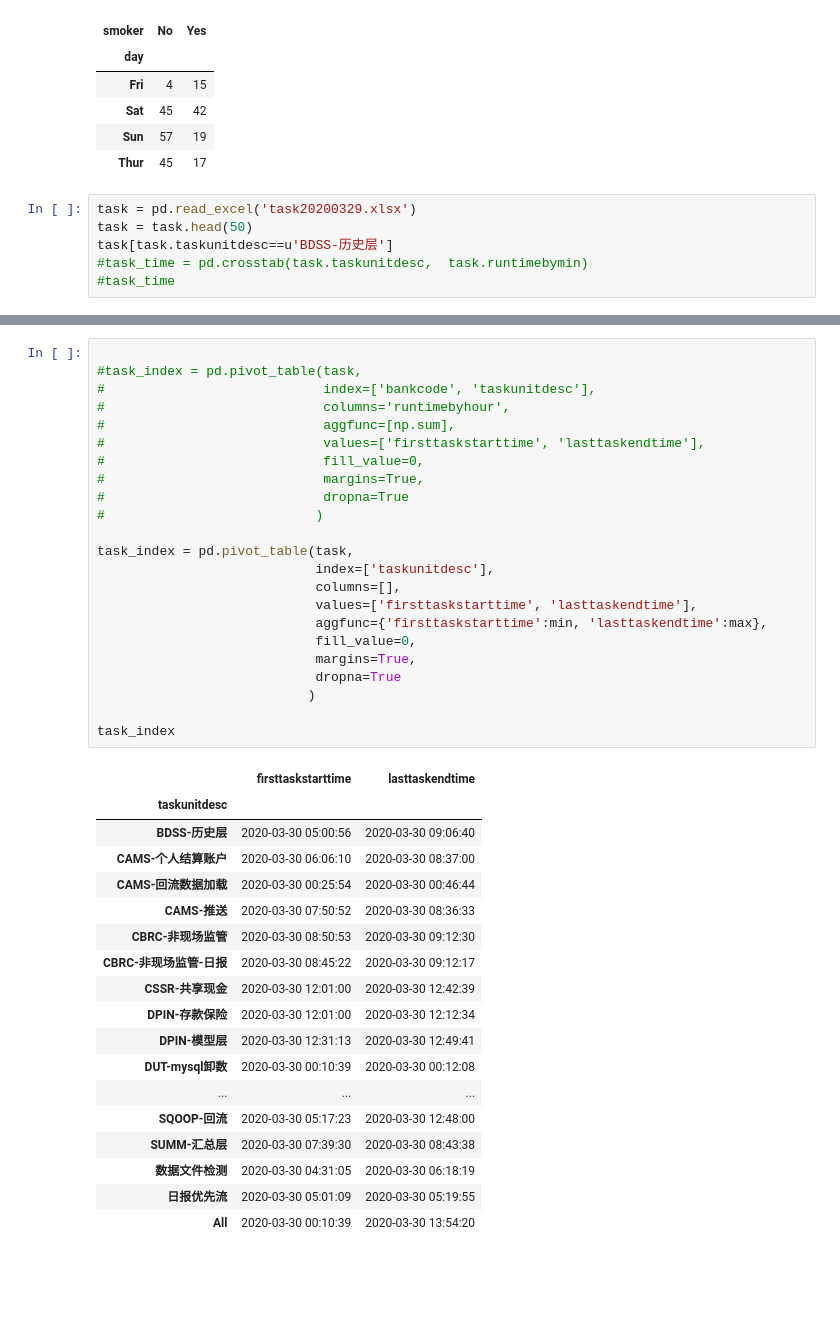
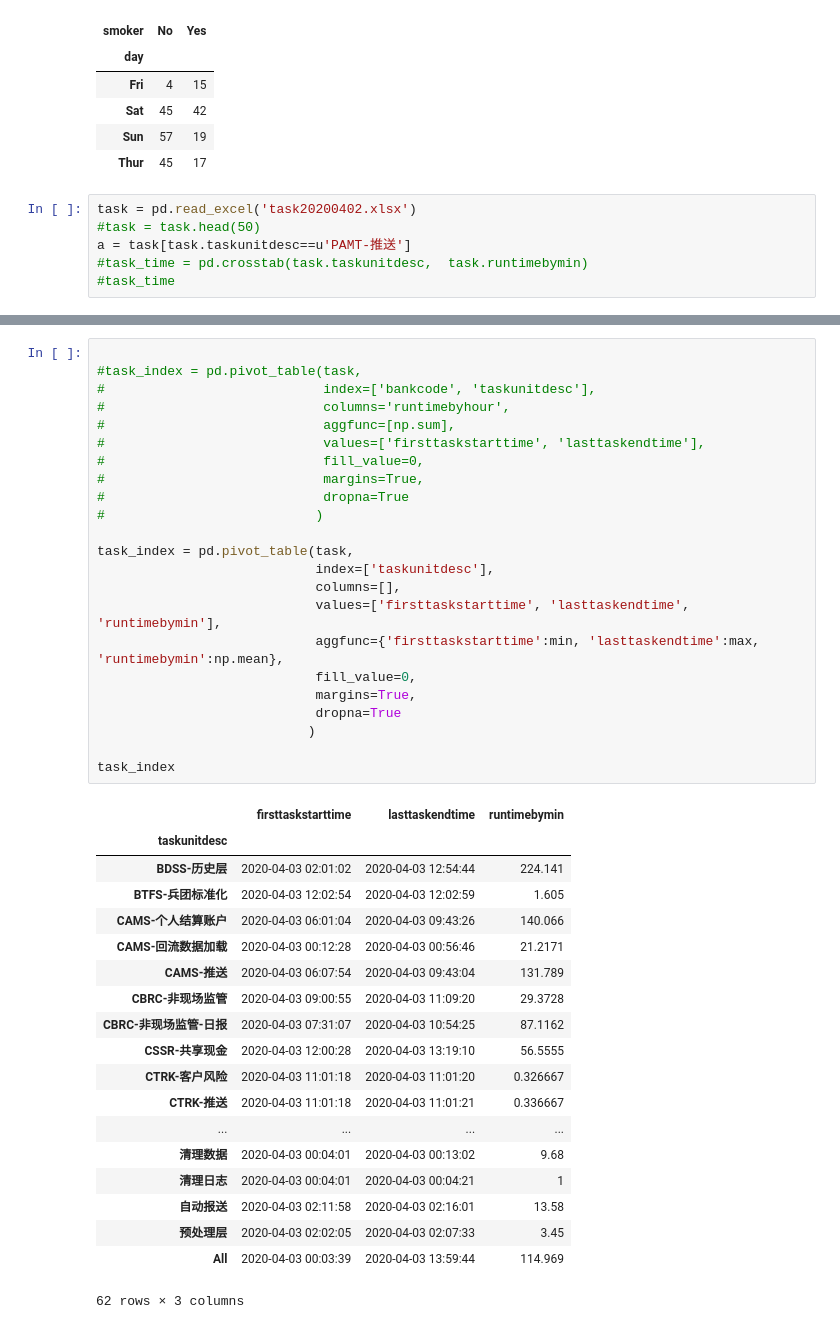
Before and after one commit to hjzheng818/python-study, a Jupyter notebook: Python_For_Data_Analysis_ch08.ipynb, the cells around one changed output, grey strips where cells are left out. Cells and saved outputs as stored; diff of their text form; blank space fills up the shorter version.

```diff
--- a/Python_For_Data_Analysis_ch08.ipynb
+++ b/Python_For_Data_Analysis_ch08.ipynb
@@ -210,8 +210,8 @@ party_counts
 | Sun | 57 | 19 |
 | Thur | 45 | 17 |
 # %%
-task = pd.read_excel('task20200329.xlsx')
-task = task.head(50)
-task[task.taskunitdesc==u'BDSS-历史层']
+task = pd.read_excel('task20200402.xlsx')
+#task = task.head(50)
+a = task[task.taskunitdesc==u'PAMT-推送']
 #task_time = pd.crosstab(task.taskunitdesc,  task.runtimebymin)
 #task_time
@@ -222,42 +218,43 @@ task[task.taskunitdesc==u'BDSS-历史层']
 # %%
 
 #task_index = pd.pivot_table(task,
 #                            index=['bankcode', 'taskunitdesc'],
 #                            columns='runtimebyhour',
 #                            aggfunc=[np.sum],
 #                            values=['firsttaskstarttime', 'lasttaskendtime'],
 #                            fill_value=0,
 #                            margins=True,
 #                            dropna=True
 #                           )
 
 task_index = pd.pivot_table(task,
                             index=['taskunitdesc'],
                             columns=[],
-                            values=['firsttaskstarttime', 'lasttaskendtime'],
-                            aggfunc={'firsttaskstarttime':min, 'lasttaskendtime':max},
+                            values=['firsttaskstarttime', 'lasttaskendtime', 'runtimebymin'],
+                            aggfunc={'firsttaskstarttime':min, 'lasttaskendtime':max, 'runtimebymin':np.mean},
                             fill_value=0,
                             margins=True,
                             dropna=True
                            )
 
 task_index
 # %% [output]
-|  | firsttaskstarttime | lasttaskendtime |
-| taskunitdesc |  |  |
-| BDSS-历史层 | 2020-03-30 05:00:56 | 2020-03-30 09:06:40 |
-| CAMS-个人结算账户 | 2020-03-30 06:06:10 | 2020-03-30 08:37:00 |
-| CAMS-回流数据加载 | 2020-03-30 00:25:54 | 2020-03-30 00:46:44 |
-| CAMS-推送 | 2020-03-30 07:50:52 | 2020-03-30 08:36:33 |
-| CBRC-非现场监管 | 2020-03-30 08:50:53 | 2020-03-30 09:12:30 |
-| CBRC-非现场监管-日报 | 2020-03-30 08:45:22 | 2020-03-30 09:12:17 |
-| CSSR-共享现金 | 2020-03-30 12:01:00 | 2020-03-30 12:42:39 |
-| DPIN-存款保险 | 2020-03-30 12:01:00 | 2020-03-30 12:12:34 |
-| DPIN-模型层 | 2020-03-30 12:31:13 | 2020-03-30 12:49:41 |
-| DUT-mysql卸数 | 2020-03-30 00:10:39 | 2020-03-30 00:12:08 |
-| ... | ... | ... |
-| SQOOP-回流 | 2020-03-30 05:17:23 | 2020-03-30 12:48:00 |
-| SUMM-汇总层 | 2020-03-30 07:39:30 | 2020-03-30 08:43:38 |
-| 数据文件检测 | 2020-03-30 04:31:05 | 2020-03-30 06:18:19 |
-| 日报优先流 | 2020-03-30 05:01:09 | 2020-03-30 05:19:55 |
-| All | 2020-03-30 00:10:39 | 2020-03-30 13:54:20 |
+|  | firsttaskstarttime | lasttaskendtime | runtimebymin |
+| taskunitdesc |  |  |  |
+| BDSS-历史层 | 2020-04-03 02:01:02 | 2020-04-03 12:54:44 | 224.141 |
+| BTFS-兵团标准化 | 2020-04-03 12:02:54 | 2020-04-03 12:02:59 | 1.605 |
+| CAMS-个人结算账户 | 2020-04-03 06:01:04 | 2020-04-03 09:43:26 | 140.066 |
+| CAMS-回流数据加载 | 2020-04-03 00:12:28 | 2020-04-03 00:56:46 | 21.2171 |
+| CAMS-推送 | 2020-04-03 06:07:54 | 2020-04-03 09:43:04 | 131.789 |
+| CBRC-非现场监管 | 2020-04-03 09:00:55 | 2020-04-03 11:09:20 | 29.3728 |
+| CBRC-非现场监管-日报 | 2020-04-03 07:31:07 | 2020-04-03 10:54:25 | 87.1162 |
+| CSSR-共享现金 | 2020-04-03 12:00:28 | 2020-04-03 13:19:10 | 56.5555 |
+| CTRK-客户风险 | 2020-04-03 11:01:18 | 2020-04-03 11:01:20 | 0.326667 |
+| CTRK-推送 | 2020-04-03 11:01:18 | 2020-04-03 11:01:21 | 0.336667 |
+| ... | ... | ... | ... |
+| 清理数据 | 2020-04-03 00:04:01 | 2020-04-03 00:13:02 | 9.68 |
+| 清理日志 | 2020-04-03 00:04:01 | 2020-04-03 00:04:21 | 1 |
+| 自动报送 | 2020-04-03 02:11:58 | 2020-04-03 02:16:01 | 13.58 |
+| 预处理层 | 2020-04-03 02:02:05 | 2020-04-03 02:07:33 | 3.45 |
+| All | 2020-04-03 00:03:39 | 2020-04-03 13:59:44 | 114.969 |
+62 rows × 3 columns
```
Also changed, not shown: parts of 18 cells of this notebook.
